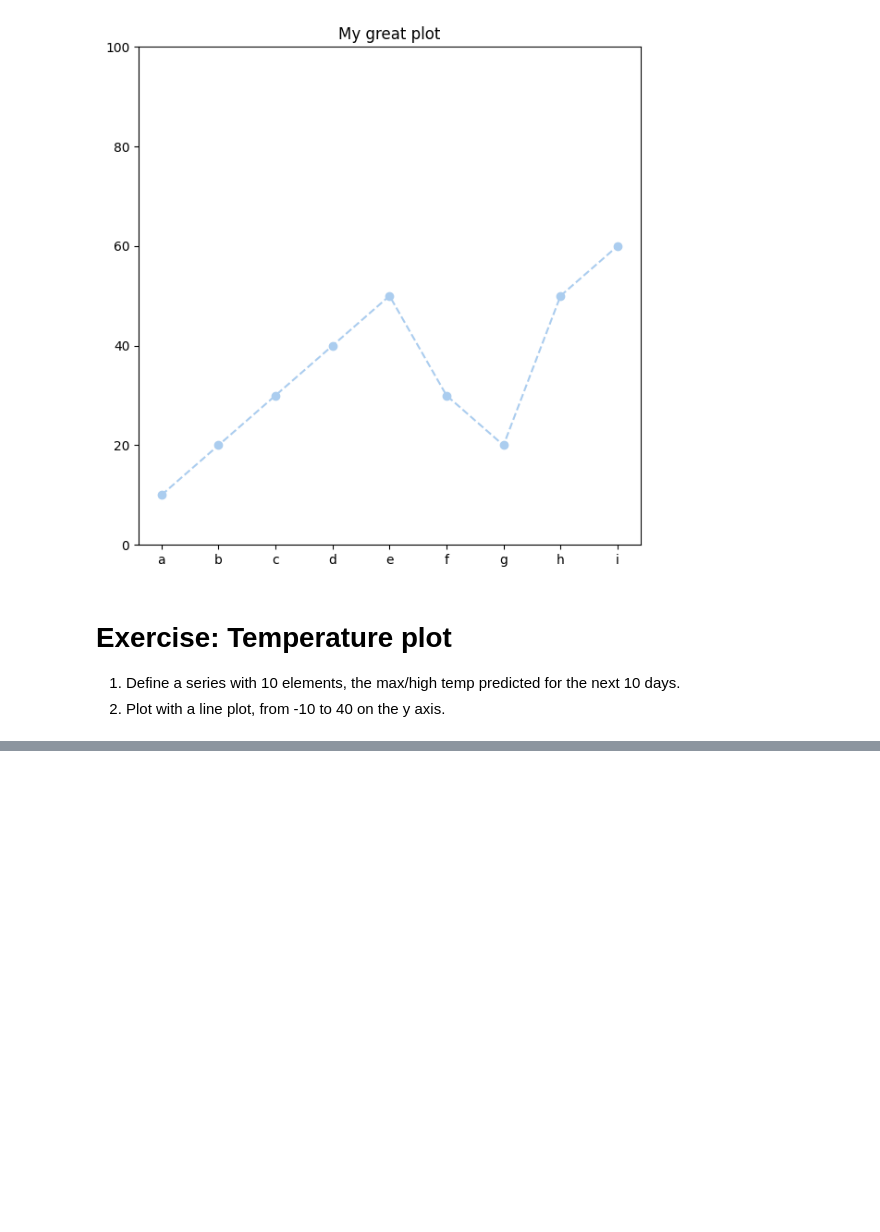
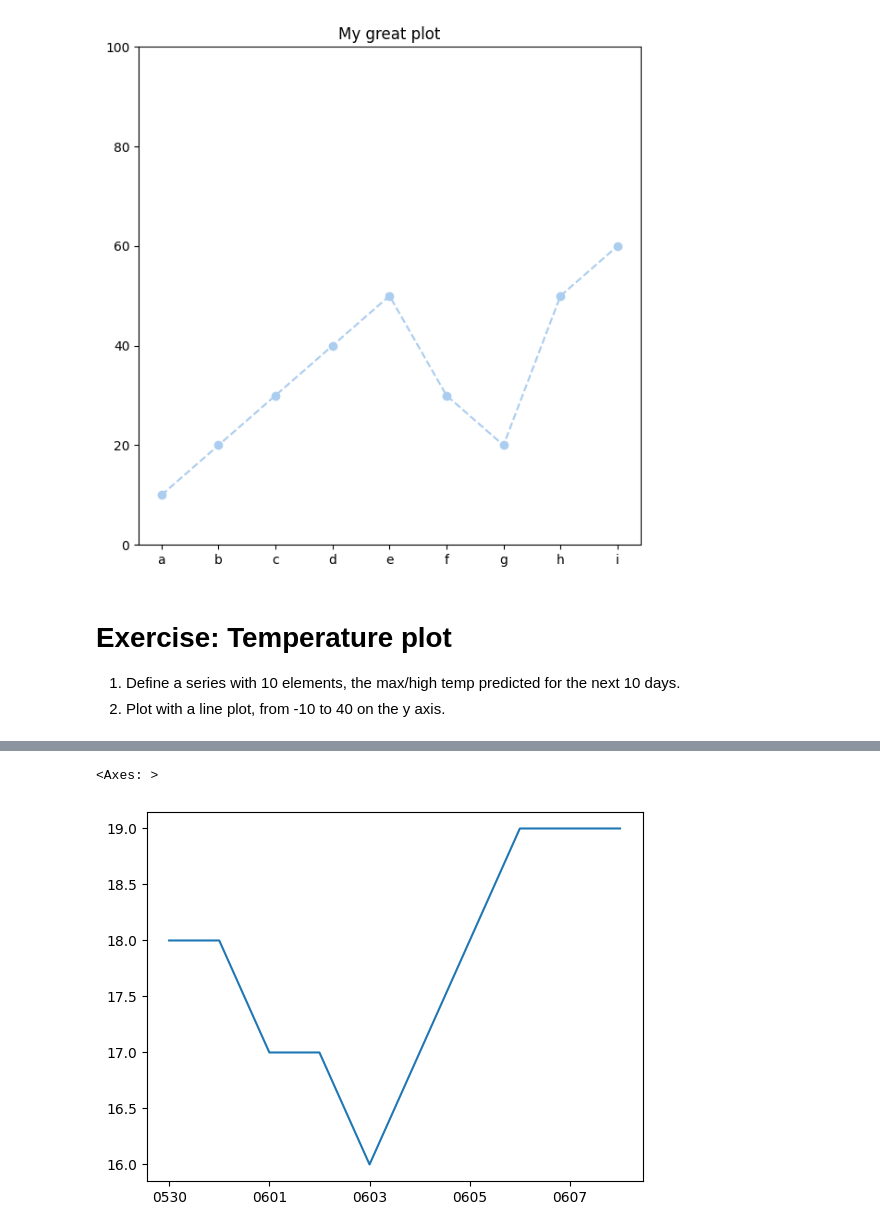
Before and after one commit to reuven/apple-2025-05May-29-visualization, a Jupyter notebook: 2025-05May-29-visualization.ipynb, the cells around one changed output, grey strips where cells are left out. Saved outputs shown, nothing was run; the diff lists cells and outputs as text; code cells hidden in the pictures; blank space fills up the shorter version.

```diff
--- a/2025-05May-29-visualization.ipynb
+++ b/2025-05May-29-visualization.ipynb
@@ -202,0 +223,4 @@ high_temps = Series([28, 33, 28, 26, 26, 28, 31, 32, 32, 32])
+# %%
+low_temps = Series([18, 18, 17, 17, 16, 17, 18, 19, 19, 19],
+                   index='0530 0531 0601 0602 0603 0604 0605 0606 0607 0608'.split())
+low_temps
@@ -202,0 +239,5 @@ high_temps = Series([28, 33, 28, 26, 26, 28, 31, 32, 32, 32])
+# %%
+low_temps.plot.line()
+# %% [output]
+<Axes: >
+[figure, added]
```
Also changed, not shown: parts of 3 cells of this notebook.
